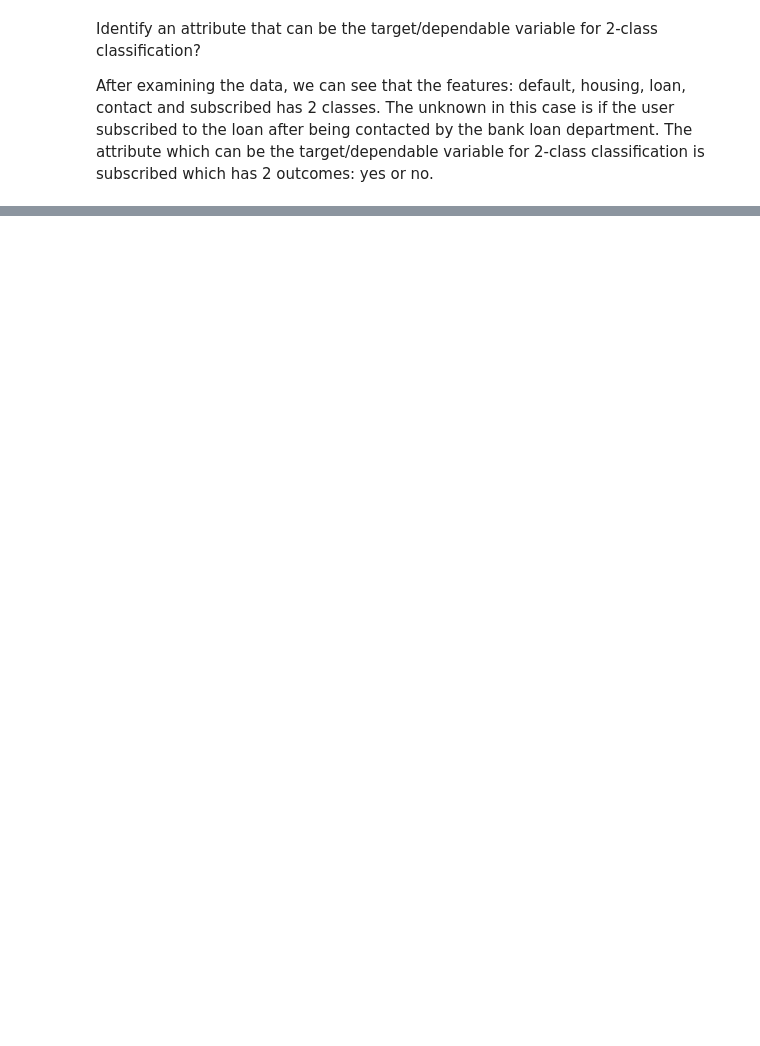
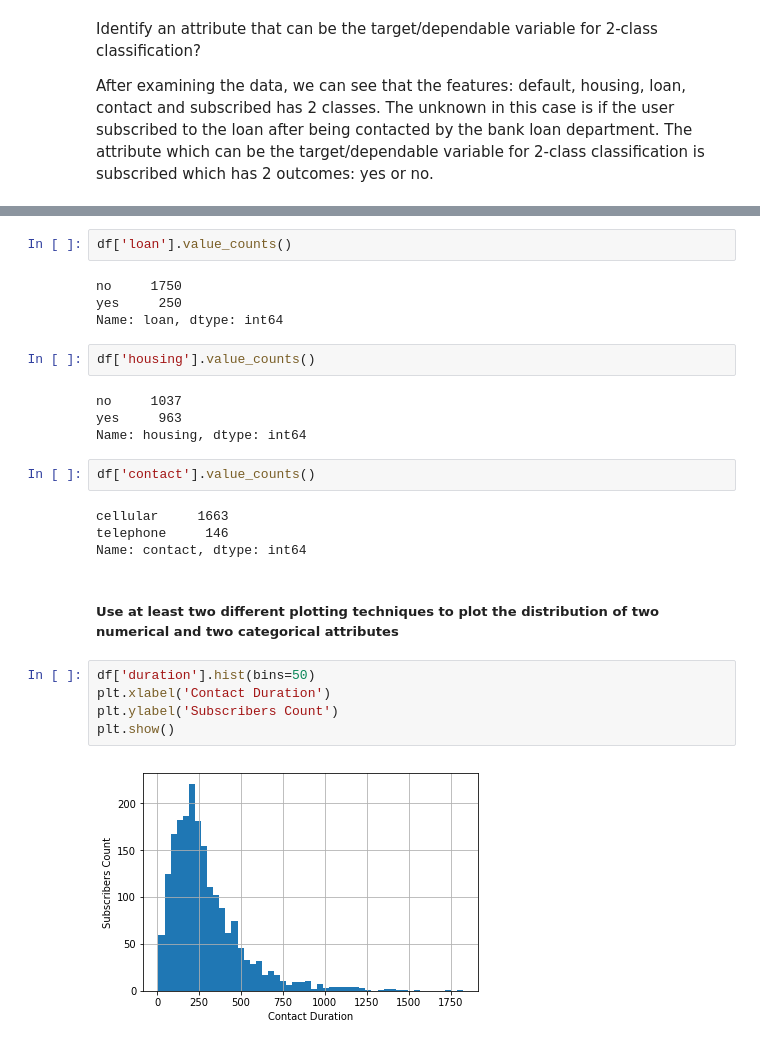
Before and after one commit to vipulpopat/MSCAI_Sem1_Etivity1, a Jupyter notebook: Etivity1.ipynb, the cells around one changed output, grey strips where cells are left out. Saved outputs shown, nothing was run; the diff lists cells and outputs as text; blank space fills up the shorter version.

```diff
--- a/Etivity1.ipynb
+++ b/Etivity1.ipynb
@@ -71,0 +115,27 @@ df.describe()
+# %%
+df['loan'].value_counts()
+# %% [output]
+no     1750
+yes     250
+Name: loan, dtype: int64
+# %%
+df['housing'].value_counts()
+# %% [output]
+no     1037
+yes     963
+Name: housing, dtype: int64
+# %%
+df['contact'].value_counts()
+# %% [output]
+cellular     1663
+telephone     146
+Name: contact, dtype: int64
+# %% [markdown]
+##### Use at least two different plotting techniques to plot the distribution of two numerical and two categorical attributes
+# %%
+df['duration'].hist(bins=50)
+plt.xlabel('Contact Duration')
+plt.ylabel('Subscribers Count')
+plt.show()
+# %% [output]
+[figure, added]
```
Also changed, not shown: parts of 10 cells of this notebook.
